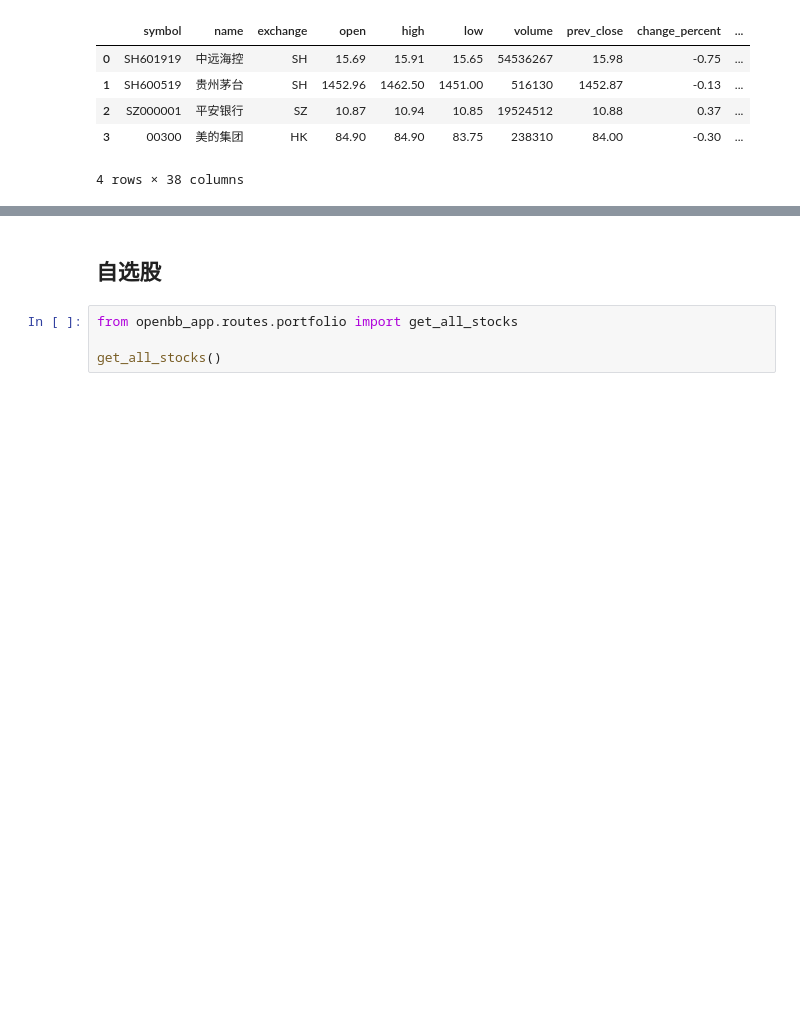
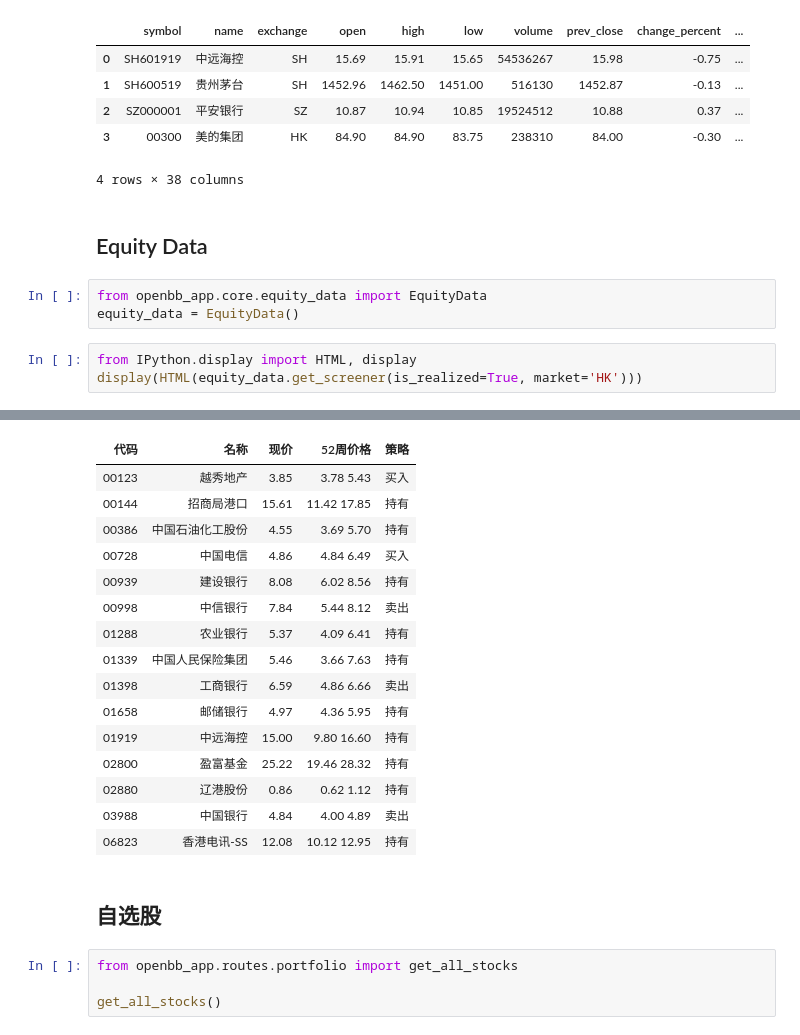
Before and after one commit to finanalyzer/api, a Jupyter notebook: docs/usage.ipynb, the cells around one changed output, grey strips where cells are left out. Cells and saved outputs as stored; diff of their text form; blank space fills up the shorter version.

Commit message:
feat(equity): 添加股票筛选器功能并更新版本号
- 新增EquityData类用于处理股票数据
- 添加/equity/screener路由返回HTML格式的股票筛选结果
- 在config.py和models.py中添加数据文件路径配置
- 更新pyproject.toml和uv.lock中的版本号
- 优化equity_cn.py代码格式并添加新功能

```diff
--- a/docs/usage.ipynb
+++ b/docs/usage.ipynb
@@ -140,3 +140,12 @@ obb.equity.price.quote(symbols, provider=provider).to_dataframe().head()
 | 2 | SZ000001 | 平安银行 | SZ | 10.87 | 10.94 | 10.85 | 19524512 | 10.88 | 0.37 | ... |
 | 3 | 00300 | 美的集团 | HK | 84.90 | 84.90 | 83.75 | 238310 | 84.00 | -0.30 | ... |
 4 rows × 38 columns
+# %% [markdown]
+## Equity Data
+# %%
+from openbb_app.core.equity_data import EquityData
+equity_data = EquityData()
+# %%
+from IPython.display import HTML, display
+display(HTML(equity_data.get_screener(is_realized=True, market='HK')))
+# %% [output]
@@ -143,3 +169,19 @@ obb.equity.price.quote(symbols, provider=provider).to_dataframe().head()
+| 代码 | 名称 | 现价 | 52周价格 | 策略 |
+| 00123 | 越秀地产 | 3.85 | 3.78 5.43 | 买入 |
+| 00144 | 招商局港口 | 15.61 | 11.42 17.85 | 持有 |
+| 00386 | 中国石油化工股份 | 4.55 | 3.69 5.70 | 持有 |
+| 00728 | 中国电信 | 4.86 | 4.84 6.49 | 买入 |
+| 00939 | 建设银行 | 8.08 | 6.02 8.56 | 持有 |
+| 00998 | 中信银行 | 7.84 | 5.44 8.12 | 卖出 |
+| 01288 | 农业银行 | 5.37 | 4.09 6.41 | 持有 |
+| 01339 | 中国人民保险集团 | 5.46 | 3.66 7.63 | 持有 |
+| 01398 | 工商银行 | 6.59 | 4.86 6.66 | 卖出 |
+| 01658 | 邮储银行 | 4.97 | 4.36 5.95 | 持有 |
+| 01919 | 中远海控 | 15.00 | 9.80 16.60 | 持有 |
+| 02800 | 盈富基金 | 25.22 | 19.46 28.32 | 持有 |
+| 02880 | 辽港股份 | 0.86 | 0.62 1.12 | 持有 |
+| 03988 | 中国银行 | 4.84 | 4.00 4.89 | 卖出 |
+| 06823 | 香港电讯-SS | 12.08 | 10.12 12.95 | 持有 |
 # %% [markdown]
 ## 自选股
 # %%
```
Also changed, not shown: parts of 1 cell of this notebook, 8 other files.
